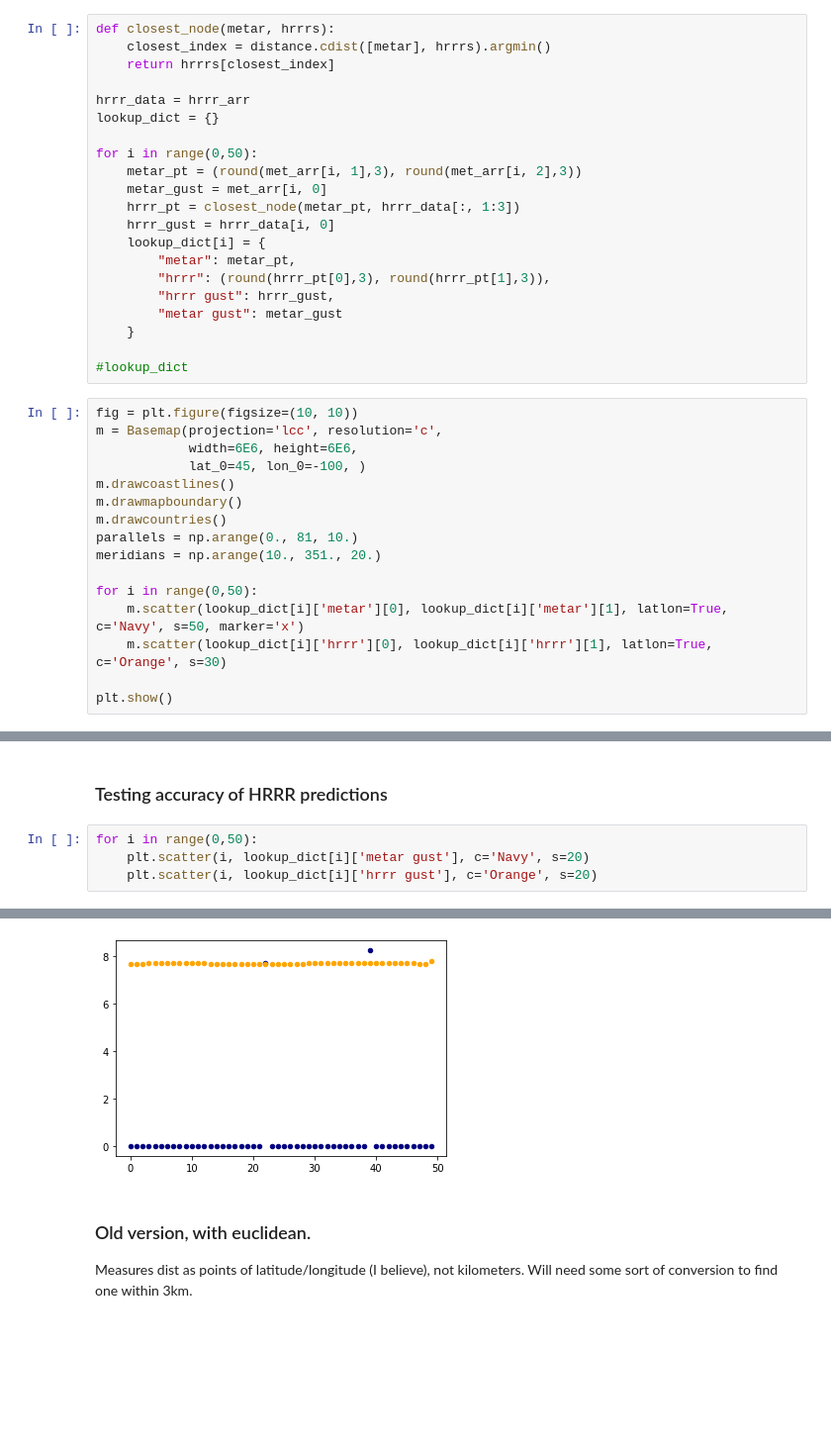
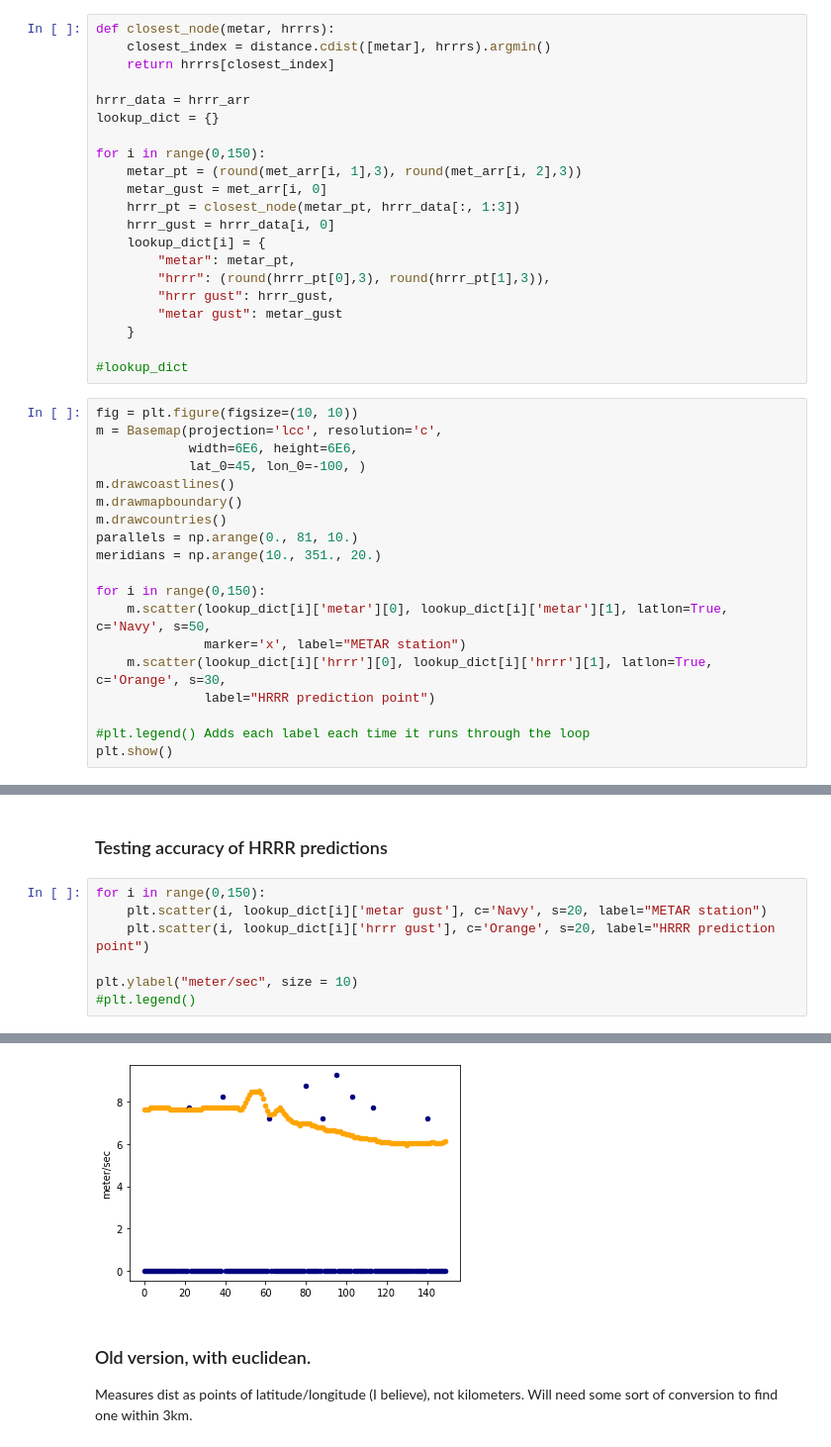
Before and after one commit to jesseturner/Wind-Gust-Predictions, a Jupyter notebook: HRRR_Performance_Evaluation.ipynb, the cells around one changed output, grey strips where cells are left out. Shown at 99% size. Saved outputs shown, nothing was run; the diff lists cells and outputs as text; blank space fills up the shorter version.

```diff
--- a/HRRR_Performance_Evaluation.ipynb
+++ b/HRRR_Performance_Evaluation.ipynb
@@ -124,7 +123,7 @@ def closest_node(metar, hrrrs):
 hrrr_data = hrrr_arr
 lookup_dict = {}
 
-for i in range(0,50):
+for i in range(0,150):
     metar_pt = (round(met_arr[i, 1],3), round(met_arr[i, 2],3))
     metar_gust = met_arr[i, 0]
     hrrr_pt = closest_node(metar_pt, hrrr_data[:, 1:3])
@@ -148,9 +147,12 @@ m.drawcountries()
 parallels = np.arange(0., 81, 10.)
 meridians = np.arange(10., 351., 20.)
 
-for i in range(0,50):
-    m.scatter(lookup_dict[i]['metar'][0], lookup_dict[i]['metar'][1], latlon=True, c='Navy', s=50, marker='x')
-    m.scatter(lookup_dict[i]['hrrr'][0], lookup_dict[i]['hrrr'][1], latlon=True, c='Orange', s=30)
+for i in range(0,150):
+    m.scatter(lookup_dict[i]['metar'][0], lookup_dict[i]['metar'][1], latlon=True, c='Navy', s=50,
+              marker='x', label="METAR station")
+    m.scatter(lookup_dict[i]['hrrr'][0], lookup_dict[i]['hrrr'][1], latlon=True, c='Orange', s=30,
+              label="HRRR prediction point")
 
+#plt.legend() Adds each label each time it runs through the loop
 plt.show()
 # %% [output]
@@ -158,7 +160,10 @@ plt.show()
 # %% [markdown]
 ### Testing accuracy of HRRR predictions
 # %%
-for i in range(0,50):
-    plt.scatter(i, lookup_dict[i]['metar gust'], c='Navy', s=20)
-    plt.scatter(i, lookup_dict[i]['hrrr gust'], c='Orange', s=20)
+for i in range(0,150):
+    plt.scatter(i, lookup_dict[i]['metar gust'], c='Navy', s=20, label="METAR station")
+    plt.scatter(i, lookup_dict[i]['hrrr gust'], c='Orange', s=20, label="HRRR prediction point")
+
+plt.ylabel("meter/sec", size = 10)
+#plt.legend()
 # %% [output]
@@ -165,4 +171,4 @@ for i in range(0,50):
-[figure, old version]
+[figure, new version]
 # %% [markdown]
 ### Old version, with euclidean.
 
```
Also changed, not shown: parts of 4 cells of this notebook.
